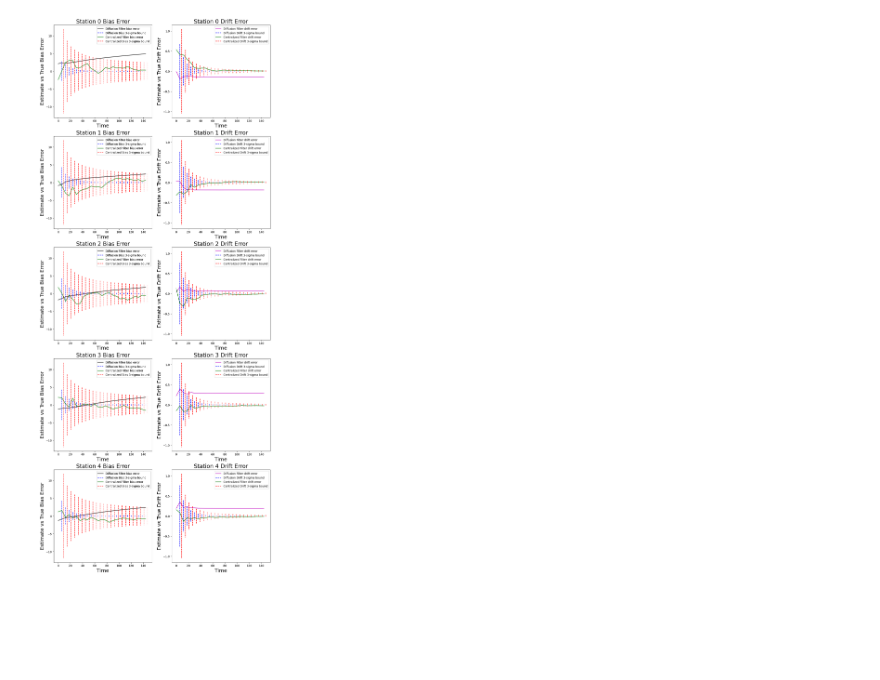
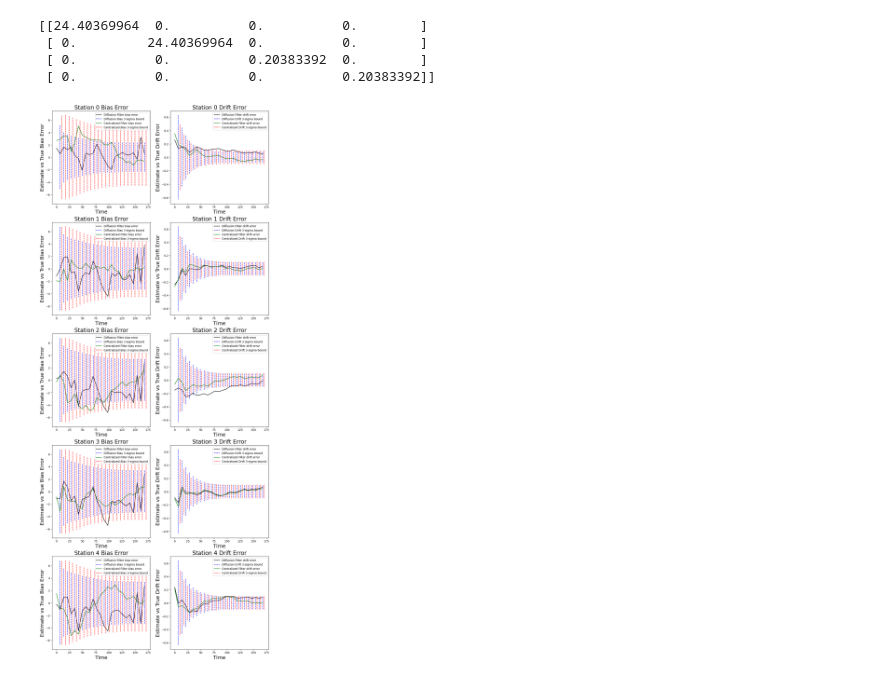
Before and after one commit to RIPS-2024-Aerospace/Aerospace-Project, a Jupyter notebook: FilterComparison.ipynb, the cells around one changed output. Cells and saved outputs as stored; diff of their text form; code cells hidden in the pictures; blank space fills up the shorter version.

```diff
--- a/FilterComparison.ipynb
+++ b/FilterComparison.ipynb
@@ -10,0 +51,15 @@ np.random.seed(163)
+# %%
+s_dll = (B_dll/(2*CN0))*(1/(T_c*B_fe))*(1+(1/(T*CN0)))
+pr_var = ((c*T_c)**2)*s_dll+ sigma_uere
+
+s_pll = (B_pll/(CN0))*(1+(1/(2*T*CN0)))
+prr_var = ((c**2)/((2*pi*f_L1 * T)**2)) * (s_pll)
+
+
+R = lambda N :np.block([[pr_var*np.eye(N,N),np.zeros((N,N))],[np.zeros((N,N)),prr_var*np.eye(N,N)]])
+print(R(2))
+# %% [output]
+[[24.40369964  0.          0.          0.        ]
+ [ 0.         24.40369964  0.          0.        ]
+ [ 0.          0.          0.20383392  0.        ]
+ [ 0.          0.          0.          0.20383392]]
@@ -11,12 +83,12 @@ np.random.seed(163)
+# %%
+sigma_j = 10**(-16)
 # %%
 C = np.array([[0.2,0.2,0.2,0.2,0.2], [0.5, 0.5, 0, 0,0], [0.5, 0, 0.5, 0,0], [0.5,0,0, 0.5,0],[0.5,0,0,0,0.5]])
 D = np.array([[3,3,3,3,3], [3, 3, 0, 0,0], [3, 0, 3, 0,0], [3,0,0, 3,0],[3,0,0,0,3]])
 
-dt = 6
+dt = 7
 c = 299792458
 T_g = 0
-
-iterations = 25
 
 A = np.array([  [1,0,0,0,0,dt,0,0,0,0],
                 [0,1,0,0,0,0,dt,0,0,0],
@@ -29,13 +101,11 @@ A = np.array([  [1,0,0,0,0,dt,0,0,0,0],
                 [0,0,0,0,0,0,0,0,1,0],
                 [0,0,0,0,0,0,0,0,0,1]])
 
-R = lambda N :9*np.eye(2*N,2*N)
-Q = np.array([[1.30877395*(10**-12), 4.17228686*(10**-16)],
- [4.17228686*(10**-16), 3.77495000*(10**-16)]])
+n = len(C[0])
+true_biases = np.array([[np.random.normal(0,np.sqrt(12/(c**2))) for _ in range(n)]]).T
+true_drifts = np.array([[np.random.normal(0,np.sqrt(0.1/(c**2))) for _ in range(n)]]).T
+# true_drifts = np.array([[0 for _ in range(n)]]).T
 
-n = len(C[0])
-true_biases = np.array([[np.random.normal(0,10**(-3)) for _ in range(n)]]).T
-true_drifts = np.array([[np.random.normal(0,10**(-9)) for _ in range(n)]]).T
 
 def get_station_truth(x,id):
     return np.array([[x[id][0]],[x[n+id][0]]])
@@ -44,32 +114,14 @@ x = c*np.vstack((true_biases,true_drifts))
 
 # random initial estimates for each node
 
-x0 = [np.array([[x[i][0]],[x[i+n][0]]]) for i in range(n)]
-# x0 = [np.array([[0],[0]]) for _ in range(5)]
+x0 = [np.array([[np.random.normal(0,np.sqrt(12))],[np.random.normal(0,np.sqrt(0.1))]]) for i in range(n)]
+# x0 = [np.array([[0],[0]]) for _ in range(n)]
 
-P = [np.copy(R(1)) for _ in range(n)]
-
+P = [100*np.copy(R(1)) for _ in range(n)]
 stations = [Station(i) for i in range(n)]
 
 filter_initialize(stations,D,x0,P)
 
-H_cf = np.array([[1, 0], [1, 0], [0, 1], [0, 1]])
-H_20x10 = np.zeros((20, 10))
-for i in range(0, 20, 4):
-    H_20x10[i:i+4, i//2:i//2+2] = H_cf
-
-# set up process noise covariance matrix Q
-Q_10x10 = np.zeros((10, 10))
-for i in range(0, 10, 2):
-    Q_10x10[i:i+2, i:i+2] = Q
-
-# set up measurement noise covariance matrix R
-R_20x20 = np.zeros((20, 20))
-for i in range(0, 10):
-    R_20x20[i,i] = R(2)[0][0]
-for i in range(10,20):
-    R_20x20[i,i] = R(2)[1][1]
-
 kf = KalmanFilter(A = A, H = H_20x10, Q = Q_10x10, R = R_20x20, x0 = x)
 #For the first iteration these are our cross_links
 # %%
@@ -149,35 +190,35 @@ P_hist_cf = np.array(P_hist_cf)
 for inx,i in enumerate(k):
     #Diffusion Filter Error Plots
     axs[inx][0].plot(t_hist, errors_df[:, i,0,0], 'k', label = "Diffusion Filter bias error")
-    bias_cov = 3*np.sqrt(P_hist_df[:, i,0,0]+error_bias[:,i])
+    bias_cov = 3*np.sqrt(P_hist_df[:, i,0,0])
     axs[inx][0].plot(np.vstack([t_hist[1], t_hist[1]]), np.vstack([bias_cov[1], -bias_cov[1]]), 'b--', label = "Diffusion Bias 3-sigma bound")
     axs[inx][0].plot(np.vstack([t_hist[2:], t_hist[2:]]), np.vstack([bias_cov[2:], -bias_cov[2:]]), 'b--')
     error_bias_cf = errors_cf[:, i]
     bias_cov_k = 3*np.sqrt(P_hist_cf[:, i, i])
     axs[inx][0].plot(t_hist, error_bias_cf, label=f'Centralized Filter bias error',color = "green")
     axs[inx][0].plot(np.vstack([t_hist_cf[1], t_hist_cf[1]]), np.vstack([bias_cov_k[1], -bias_cov_k[1]]), 'r--',label = "Centralized Bias 3-sigma bound")
     axs[inx][0].plot(np.vstack([t_hist_cf[2:], t_hist_cf[2:]]), np.vstack([bias_cov_k[2:], -bias_cov_k[2:]]), 'r--')
     axs[inx][0].legend()
     axs[inx][0].set_title("Station "+str(i)+" Bias Error", fontsize = 20)
     axs[inx][0].set_xlabel("Time", fontsize = 18)
     axs[inx][0].set_ylabel("Estimate vs True Bias Error", fontsize = 18)
 
     axs[inx][1].plot(t_hist, errors_df[:, i,1,0], 'k', label = "Diffusion Filter drift error")
     drift_cov = 3*np.sqrt(P_hist_df[:, i,1,1])
     axs[inx][1].plot(np.vstack([t_hist[1], t_hist[1]]), np.vstack([drift_cov[1], -drift_cov[1]]), 'b--', label = "Diffusion Drift 3-sigma bound")
     axs[inx][1].plot(np.vstack([t_hist[2:], t_hist[2:]]), np.vstack([drift_cov[2:], -drift_cov[2:]]), 'b--')
     error_drift = errors_cf[:, n+i]
     drift_cov_k = 3*np.sqrt(P_hist_cf[:, n+i, n+i])
     axs[inx][1].plot(t_hist, error_drift, label=f'Centralized Filter drift error',color = "green")
     axs[inx][1].plot(np.vstack([t_hist_cf[1], t_hist_cf[1]]), np.vstack([drift_cov_k[1], -drift_cov_k[1]]), 'r--', label = "Centralized Drift 3-sigma bound")
     axs[inx][1].plot(np.vstack([t_hist_cf[2:], t_hist_cf[2:]]), np.vstack([drift_cov_k[2:], -drift_cov_k[2:]]), 'r--')
     axs[inx][1].legend()
     axs[inx][1].set_title("Station "+str(i)+" Drift Error", fontsize = 20)
     axs[inx][1].set_xlabel("Time", fontsize = 18)
     axs[inx][1].set_ylabel("Estimate vs True Drift Error", fontsize = 18)
 
 
 
 plt.show()
 # %% [output]
-[figure, old version]
+[figure, new version]
```
Also changed, not shown: parts of 4 cells of this notebook, 1 other file.
